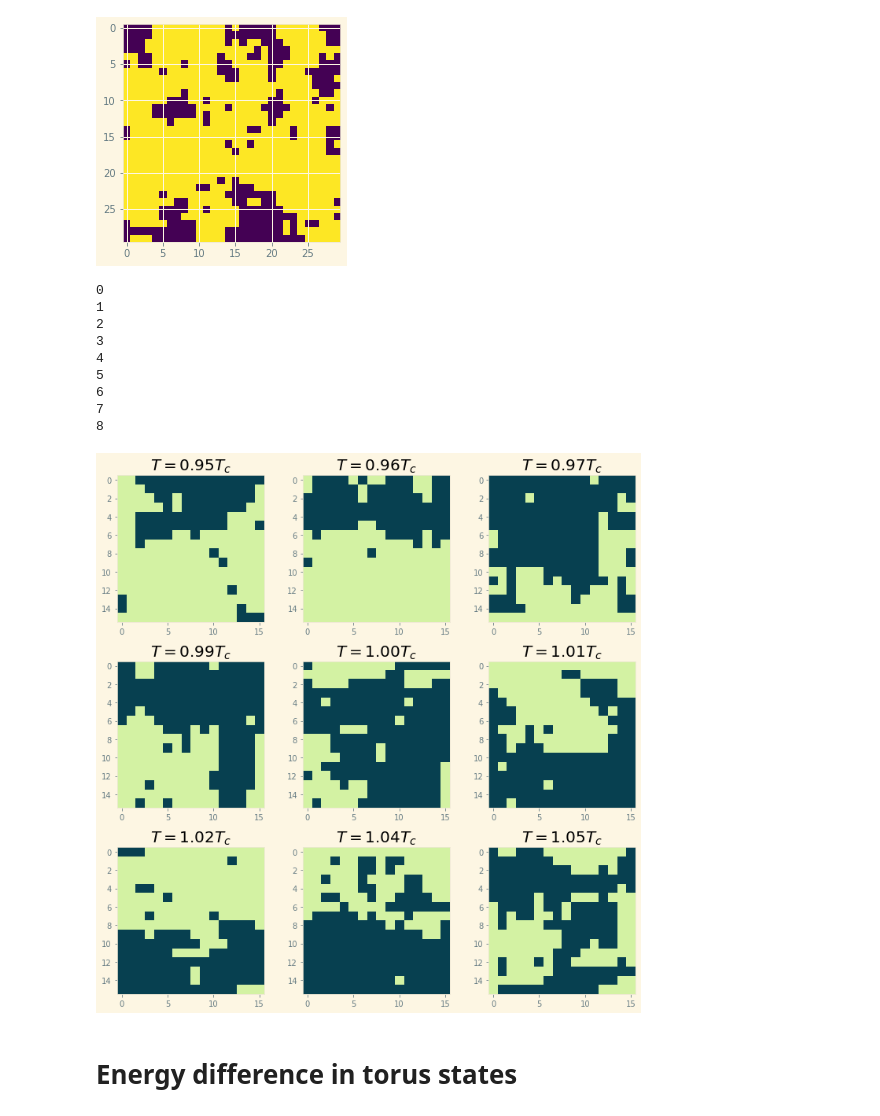
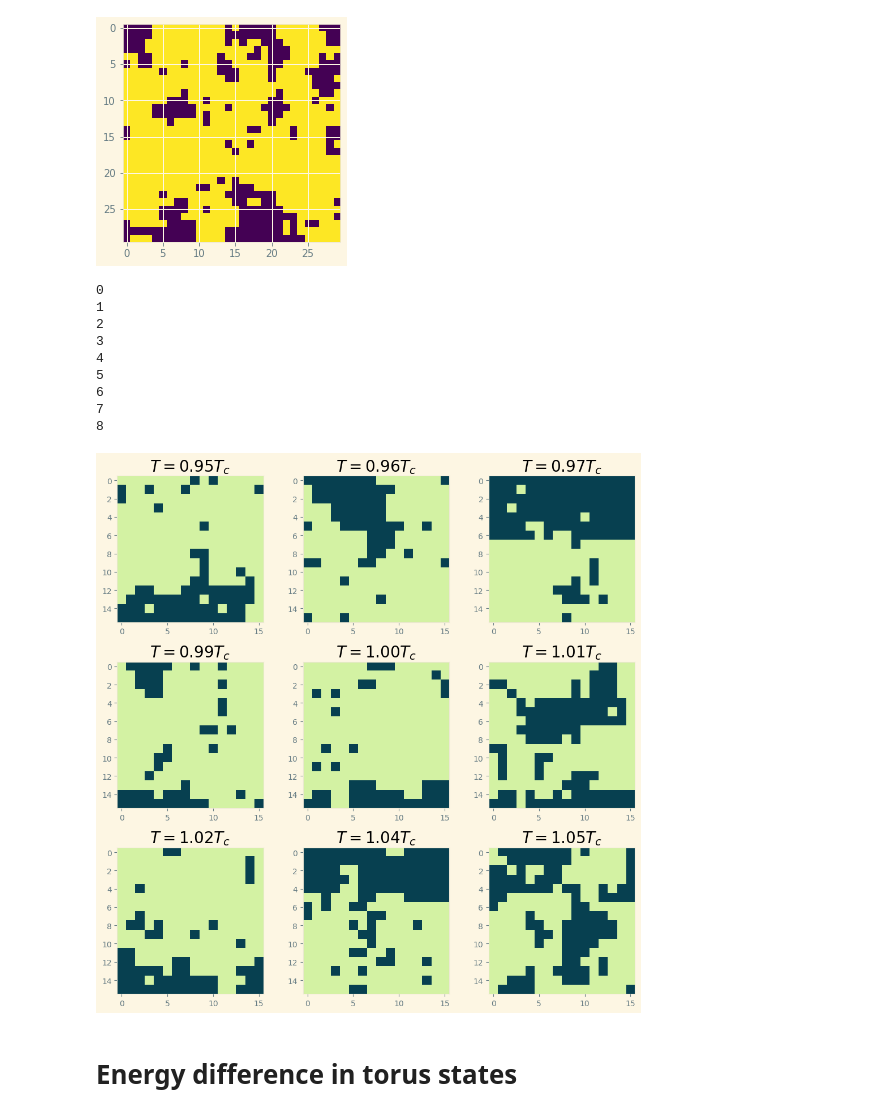
Before and after one commit to kklocker/NumFys, a Jupyter notebook: Exam/src/EMJ.ipynb, the cells around one changed output. Drawn from its saved outputs; the diff is of its cells as text; code cells hidden in the pictures.

```diff
--- a/Exam/src/EMJ.ipynb
+++ b/Exam/src/EMJ.ipynb
@@ -167,31 +167,31 @@ plt.imshow(k)
 # %%
 # Plot klein states near tc
 
 t_arr = np.linspace(0.95,1.05, 9)
 N=16
 fig, axs = plt.subplots(nrows = 3, ncols=3, figsize=(10,10))
 
 for i,ax in enumerate(axs.flat):
     print(i)
     l = basic_lattice(N)
-    for _ in range(1000):
+    for _ in range(100):
         metropolis_subroutine(l, t_arr[i] * Tc, bc='klein')
     ax.imshow(l, cmap=emr)
     ax.set_title(f"$T = ${t_arr[i]:.2f}$T_c$", size=20)
     ax.grid()
 #     plt.show()
 fig.tight_layout()
 # %% [output]
 0
 1
 2
 3
 4
 5
 6
 7
 8
-[figure, old version]
+[figure, new version]
 # %% [markdown]
 # Energy difference in torus states
 # %%
```
Also changed, not shown: parts of 7 cells of this notebook, 9 other files.
